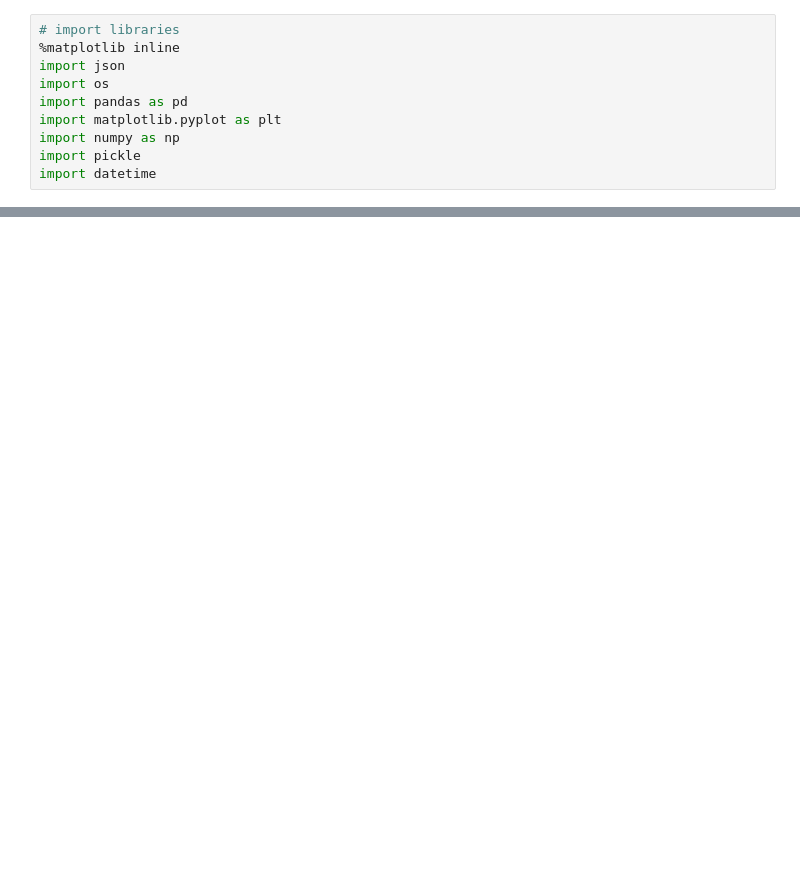
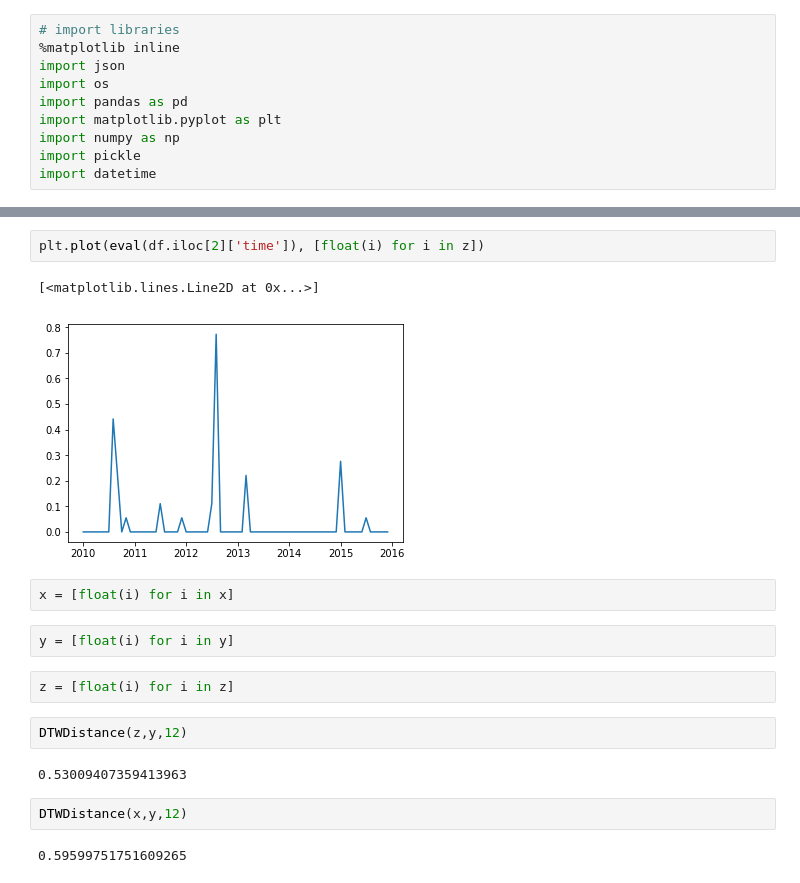
Before and after one commit to CornellDataScience/Yelp, a Jupyter notebook: salt-baes/Kenta/Dynamic_Time_Warping.ipynb, the cells around one changed output, grey strips where cells are left out. Saved outputs shown, nothing was run; the diff lists cells and outputs as text; blank space fills up the shorter version.

```diff
--- a/salt-baes/Kenta/Dynamic_Time_Warping.ipynb
+++ b/salt-baes/Kenta/Dynamic_Time_Warping.ipynb
@@ -643,0 +52,19 @@ anomalieDetection(names[120])
+# %%
+plt.plot(eval(df.iloc[2]['time']), [float(i) for i in z])
+# %% [output]
+[<matplotlib.lines.Line2D at 0x...>]
+[figure, added]
+# %%
+x = [float(i) for i in x]
+# %%
+y = [float(i) for i in y]
+# %%
+z = [float(i) for i in z]
+# %%
+DTWDistance(z,y,12)
+# %% [output]
+0.53009407359413963
+# %%
+DTWDistance(x,y,12)
+# %% [output]
+0.59599751751609265
```
Also changed, not shown: parts of 114 cells of this notebook.
